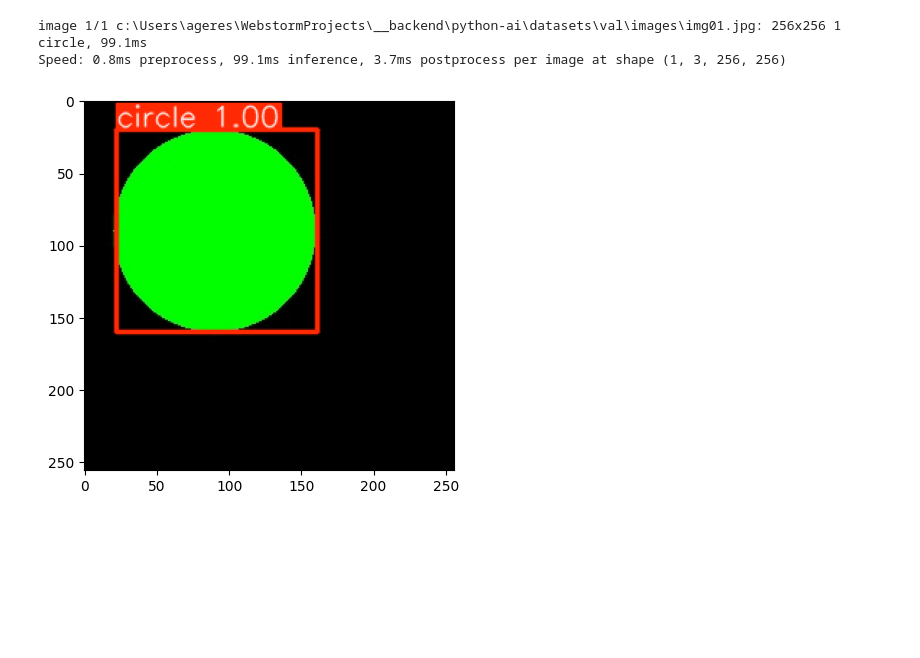
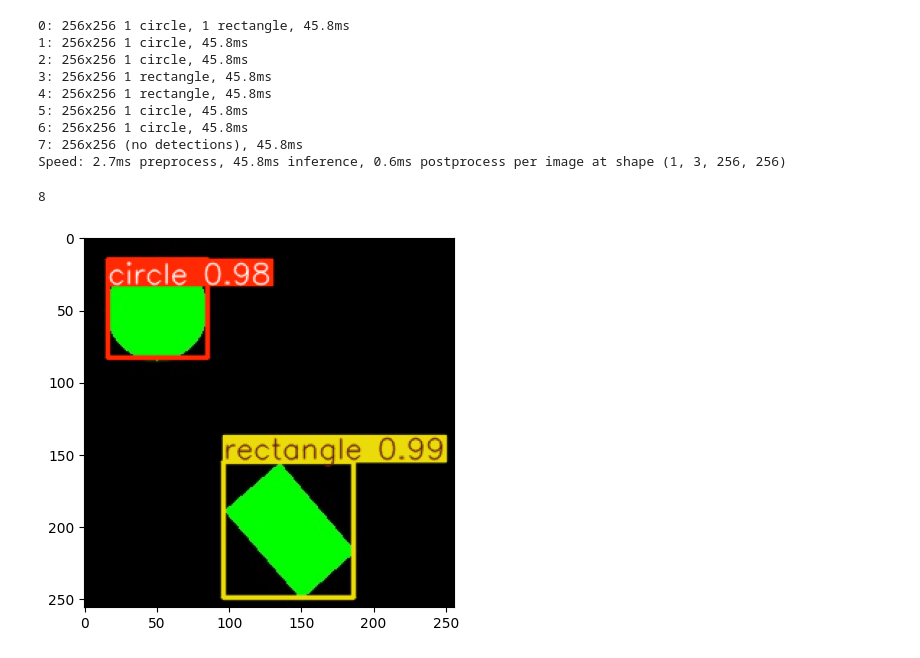
Before and after one commit to srgsuh/python-ai, a Jupyter notebook: model_validate.ipynb, the cells around one changed output. Drawn from its saved outputs; the diff is of its cells as text; code cells hidden in the pictures; blank space fills up the shorter version.

```diff
--- a/model_validate.ipynb
+++ b/model_validate.ipynb
@@ -1,12 +6,28 @@
 # %%
-from ultralytics.models import YOLO
-import matplotlib.pyplot as plt
-model = YOLO("./runs/detect/circle_exp/weights/best.pt")
-results = model("datasets/val/images/img01.jpg")
-annotated = results[0].plot()
-plt.imshow(annotated)
-plt.show()
+model1 = YOLO("./runs/detect/circle_rect/weights/best.pt")
+results = model1(["img/rect_and_circle.jpg",
+                  "img/circle.jpg",
+                  "img/bubbles.jpg",
+                  "img/doors.jpg",
+                  "img/rectangles.jpg",
+                  "img/glass.jpg",
+                  "img/shapes.jpg",
+                  "img/pavement.jpg"])
+images = [r.plot() for r in results]
+len(images)
 # %% [output]
-image 1/1 c:\Users\ageres\WebstormProjects\__backend\python-ai\datasets\val\images\img01.jpg: 256x256 1 circle, 99.1ms
-Speed: 0.8ms preprocess, 99.1ms inference, 3.7ms postprocess per image at shape (1, 3, 256, 256)
+0: 256x256 1 circle, 1 rectangle, 45.8ms
+1: 256x256 1 circle, 45.8ms
+2: 256x256 1 circle, 45.8ms
+3: 256x256 1 rectangle, 45.8ms
+4: 256x256 1 rectangle, 45.8ms
+5: 256x256 1 circle, 45.8ms
+6: 256x256 1 circle, 45.8ms
+7: 256x256 (no detections), 45.8ms
+Speed: 2.7ms preprocess, 45.8ms inference, 0.6ms postprocess per image at shape (1, 3, 256, 256)
-[figure, removed]
+8
+# %%
+plt.imshow(images[0])
+plt.show()
+# %% [output]
+[figure, added]
```
Also changed, not shown: parts of 8 cells of this notebook, 5 other files.
